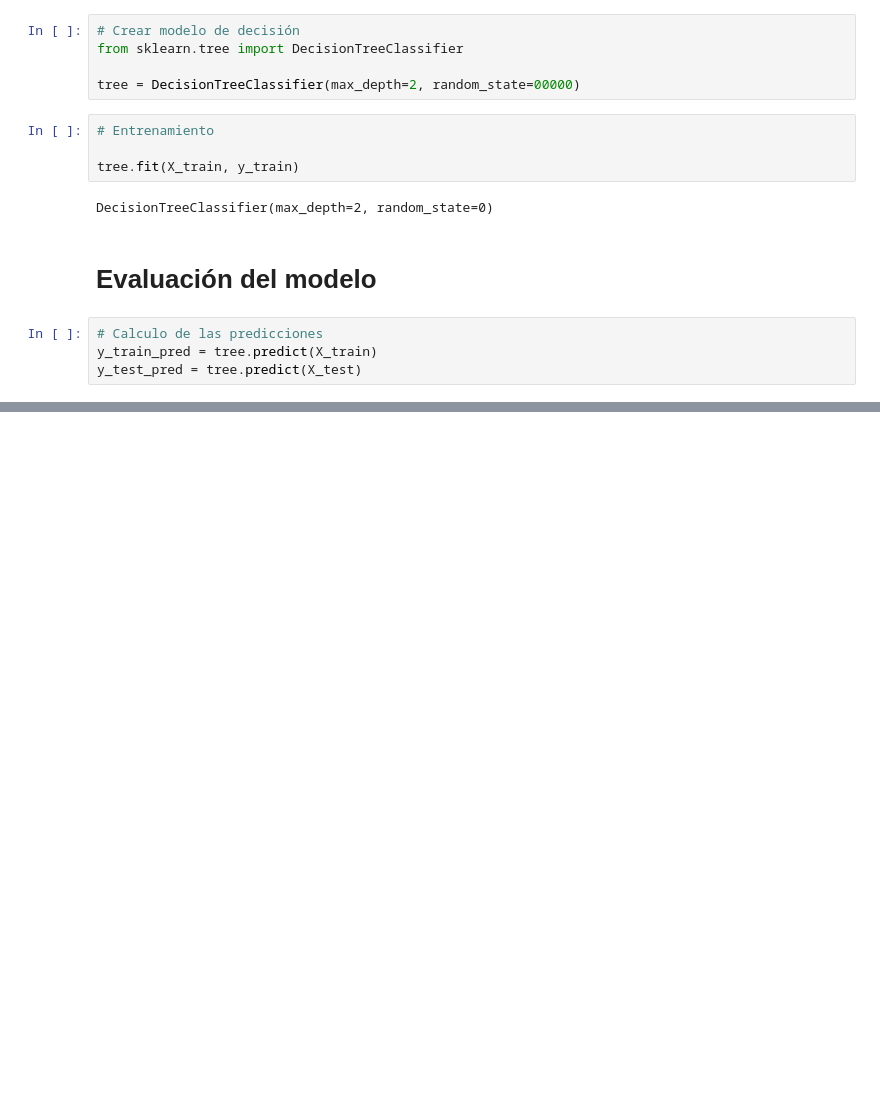
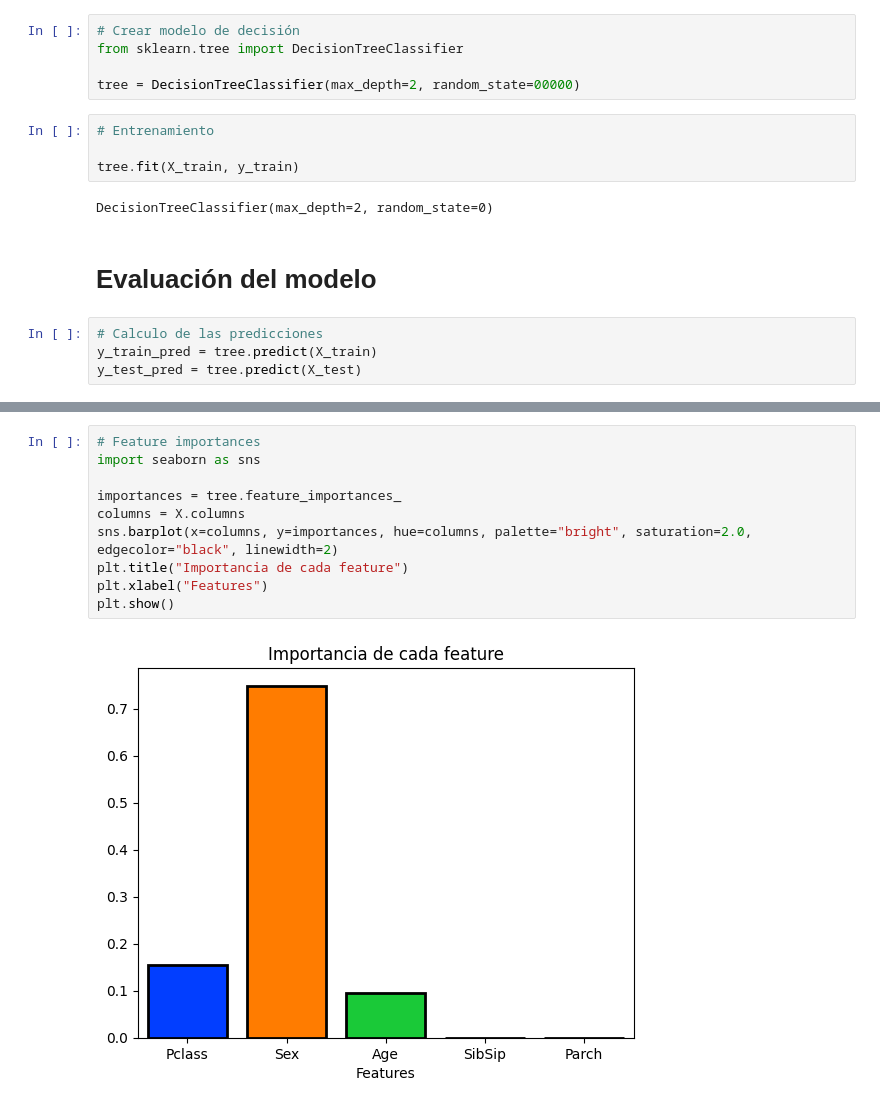
Before and after one commit to jaguilarweb/machine-learning, a Jupyter notebook: arboles-de-decision/02_platzi_arb_dec_python_scikitlearn.ipynb, the cells around one changed output, grey strips where cells are left out. Drawn from its saved outputs; the diff is of its cells as text; blank space fills up the shorter version.

Commit message:
feat: Add metrics, evaluation and feature importance identification to the model

```diff
--- a/arboles-de-decision/02_platzi_arb_dec_python_scikitlearn.ipynb
+++ b/arboles-de-decision/02_platzi_arb_dec_python_scikitlearn.ipynb
@@ -122,0 +138,12 @@ y_test_pred = tree.predict(X_test)
+# %%
+# Feature importances
+import seaborn as sns
+
+importances = tree.feature_importances_
+columns = X.columns
+sns.barplot(x=columns, y=importances, hue=columns, palette="bright", saturation=2.0, edgecolor="black", linewidth=2)
+plt.title("Importancia de cada feature")
+plt.xlabel("Features")
+plt.show()
+# %% [output]
+[figure, added]
```
Also changed, not shown: parts of 1 cell of this notebook.
